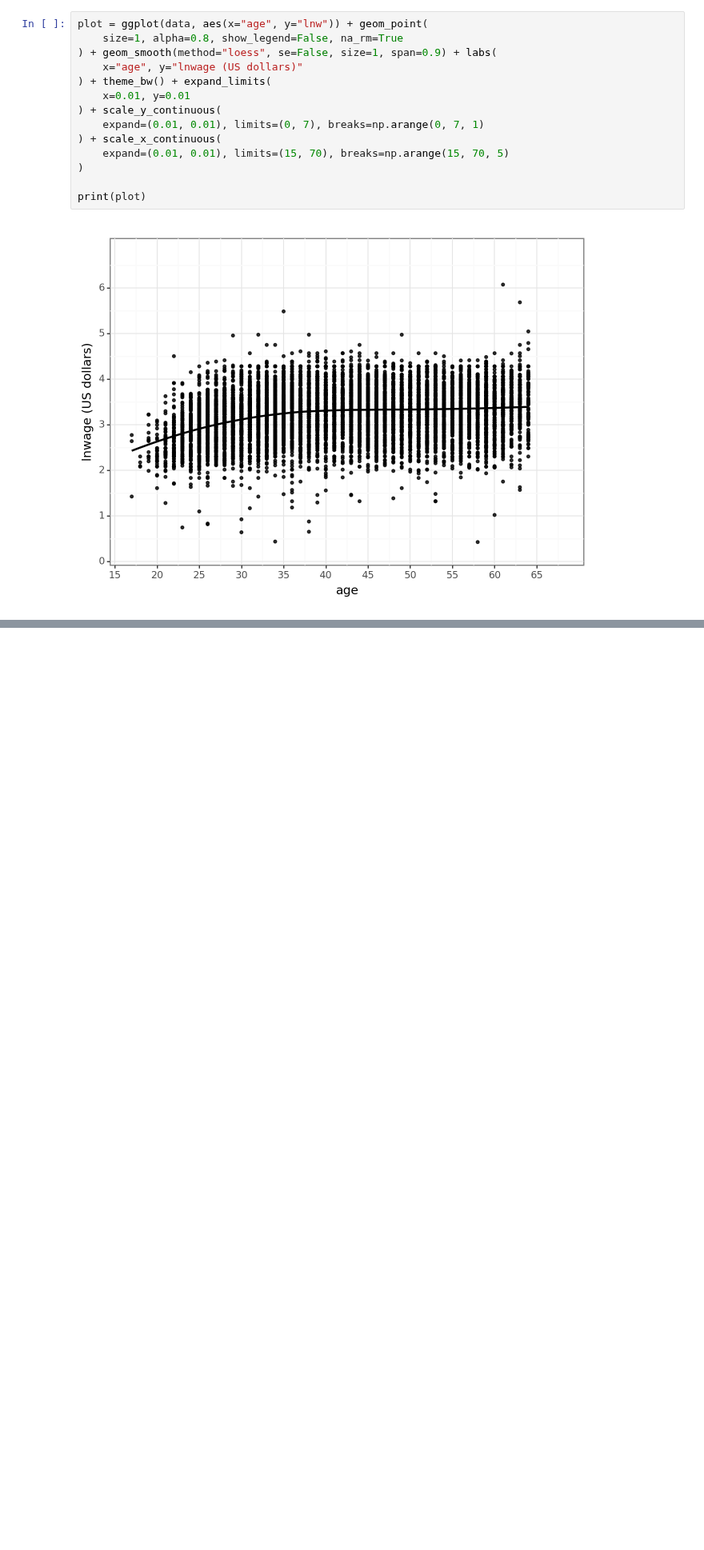
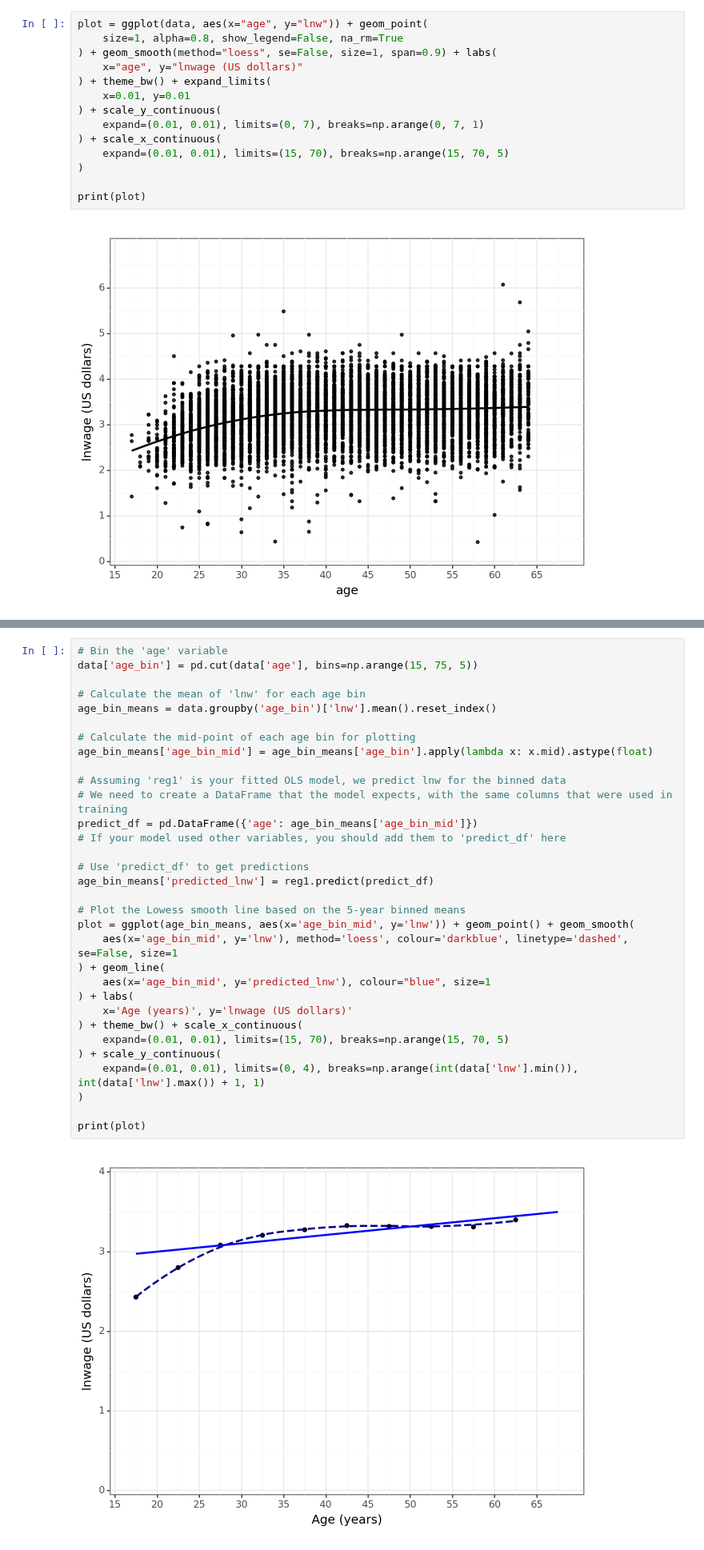
Before and after one commit to Iandrewburg/Assignment_1, a Jupyter notebook: Assignment_1.ipynb, the cells around one changed output, grey strips where cells are left out. Shown at 80% size. Drawn from its saved outputs; the diff is of its cells as text; blank space fills up the shorter version.

Commit message:
added prediction models

```diff
--- a/Assignment_1.ipynb
+++ b/Assignment_1.ipynb
@@ -379,0 +470,34 @@ print(plot)
+# %%
+# Bin the 'age' variable
+data['age_bin'] = pd.cut(data['age'], bins=np.arange(15, 75, 5))
+
+# Calculate the mean of 'lnw' for each age bin
+age_bin_means = data.groupby('age_bin')['lnw'].mean().reset_index()
+
+# Calculate the mid-point of each age bin for plotting
+age_bin_means['age_bin_mid'] = age_bin_means['age_bin'].apply(lambda x: x.mid).astype(float)
+
+# Assuming 'reg1' is your fitted OLS model, we predict lnw for the binned data
+# We need to create a DataFrame that the model expects, with the same columns that were used in training
+predict_df = pd.DataFrame({'age': age_bin_means['age_bin_mid']})
+# If your model used other variables, you should add them to 'predict_df' here
+
+# Use 'predict_df' to get predictions
+age_bin_means['predicted_lnw'] = reg1.predict(predict_df)
+
+# Plot the Lowess smooth line based on the 5-year binned means
+plot = ggplot(age_bin_means, aes(x='age_bin_mid', y='lnw')) + geom_point() + geom_smooth(
+    aes(x='age_bin_mid', y='lnw'), method='loess', colour='darkblue', linetype='dashed', se=False, size=1
+) + geom_line(
+    aes(x='age_bin_mid', y='predicted_lnw'), colour="blue", size=1
+) + labs(
+    x='Age (years)', y='lnwage (US dollars)'
+) + theme_bw() + scale_x_continuous(
+    expand=(0.01, 0.01), limits=(15, 70), breaks=np.arange(15, 70, 5)
+) + scale_y_continuous(
+    expand=(0.01, 0.01), limits=(0, 4), breaks=np.arange(int(data['lnw'].min()), int(data['lnw'].max()) + 1, 1)
+)
+
+print(plot)
+# %% [output]
+[figure, added]
```
Also changed, not shown: parts of 28 cells of this notebook.
